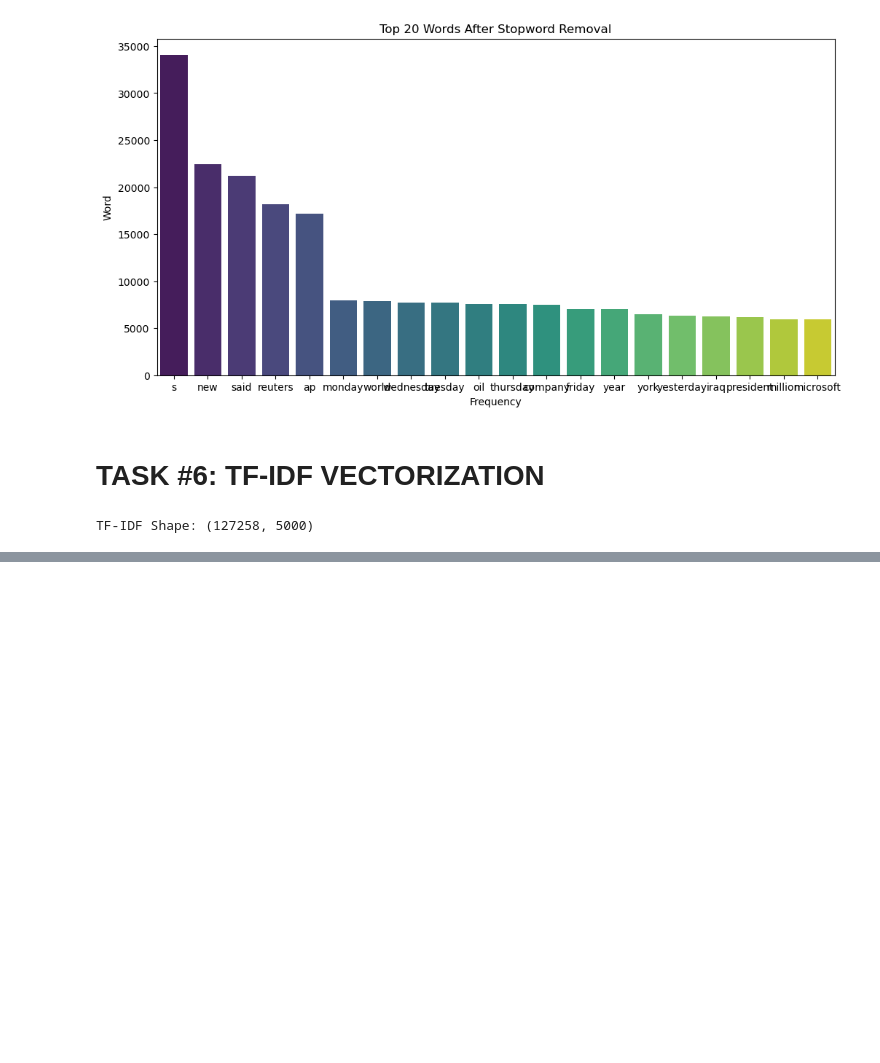
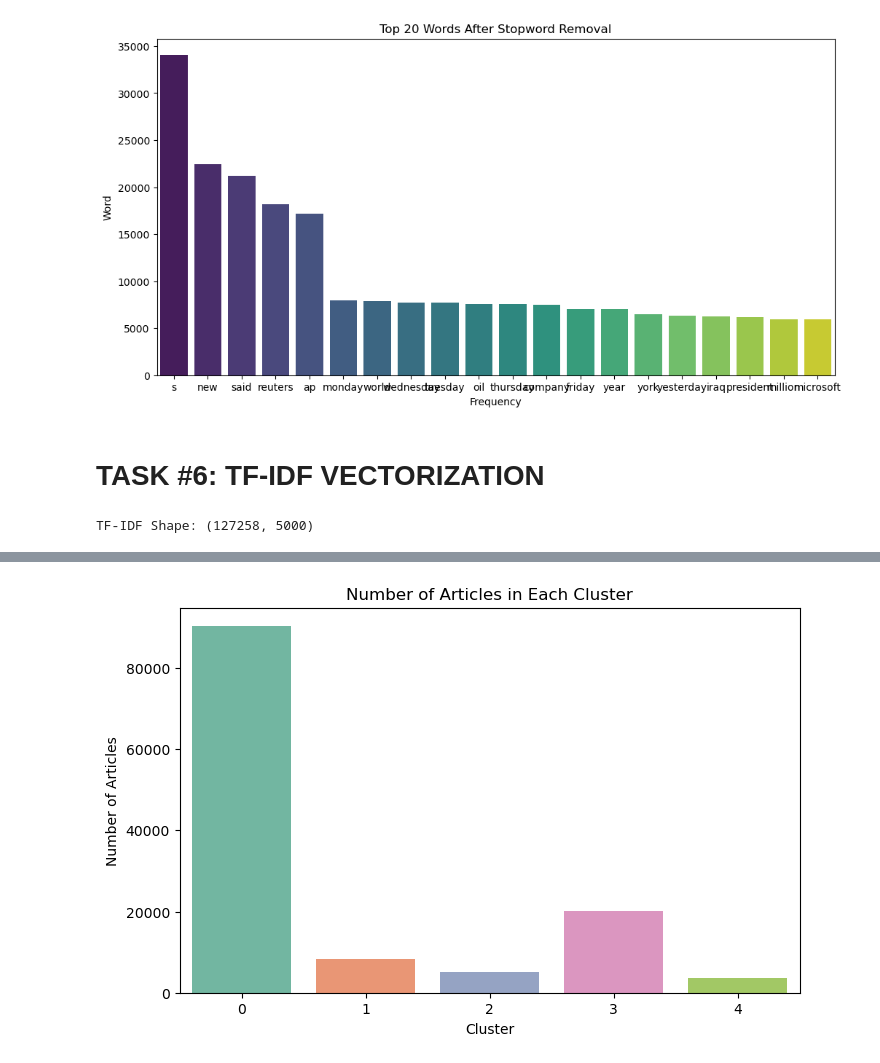
Before and after one commit to ranjansinghds/News-Article-Clustering-NLP-Project, a Jupyter notebook: News_Articles_Clustering_Project.ipynb, the cells around one changed output, grey strips where cells are left out. Saved outputs shown, nothing was run; the diff lists cells and outputs as text; code cells hidden in the pictures; blank space fills up the shorter version.

```diff
--- a/News_Articles_Clustering_Project.ipynb
+++ b/News_Articles_Clustering_Project.ipynb
@@ -509,0 +545,2 @@ TF-IDF Shape: (127258, 5000)
+# %%
+news_df['cluster'] = kmeans.fit_predict(X)
@@ -509,0 +589,3 @@ TF-IDF Shape: (127258, 5000)
+# %%
+cluster_counts = (news_df["cluster"].value_counts().sort_index())
+cluster_counts
@@ -509,0 +600,12 @@ TF-IDF Shape: (127258, 5000)
+# %%
+plt.figure(figsize=(8, 5))
+
+sns.barplot(x=cluster_counts.index, y=cluster_counts.values, palette='Set2')
+
+plt.xlabel("Cluster")
+plt.ylabel("Number of Articles")
+plt.title("Number of Articles in Each Cluster")
+
+plt.show()
+# %% [output]
+[figure, added]
```
Also changed, not shown: parts of 17 cells of this notebook, 4 other files.
